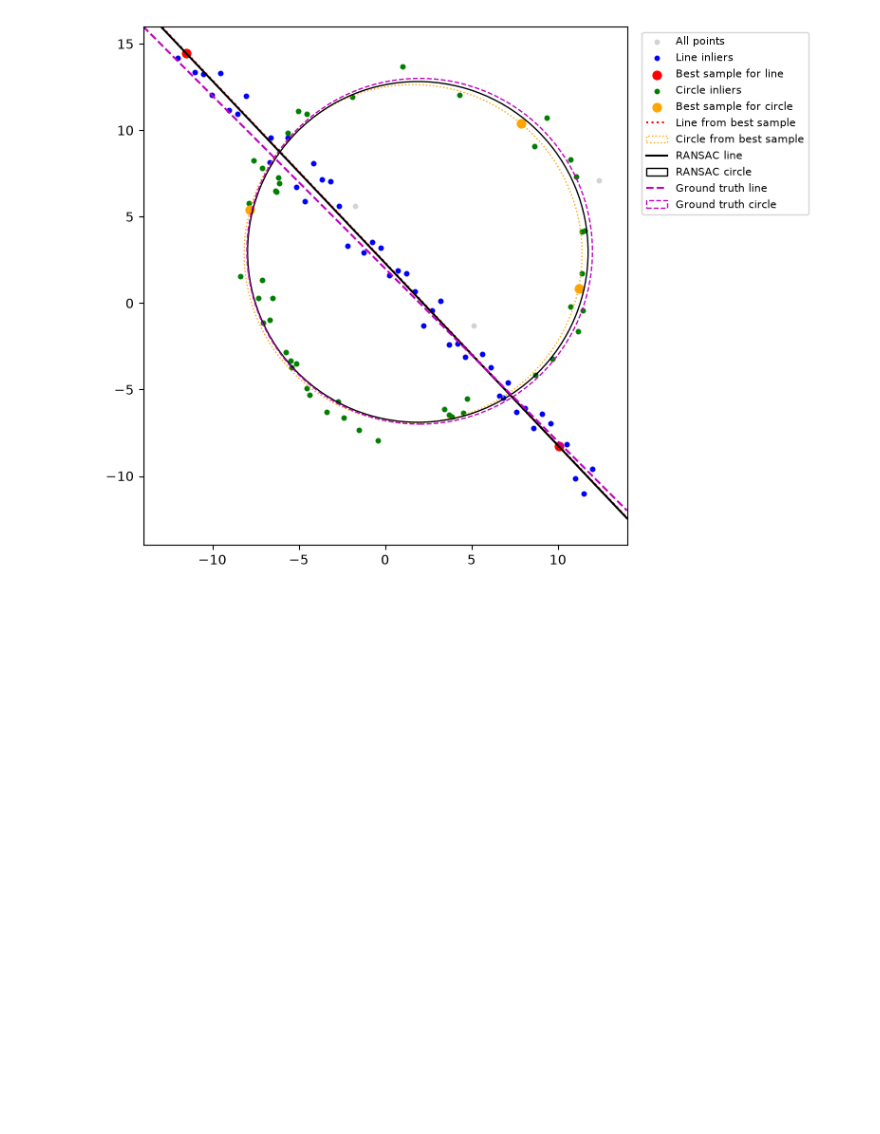
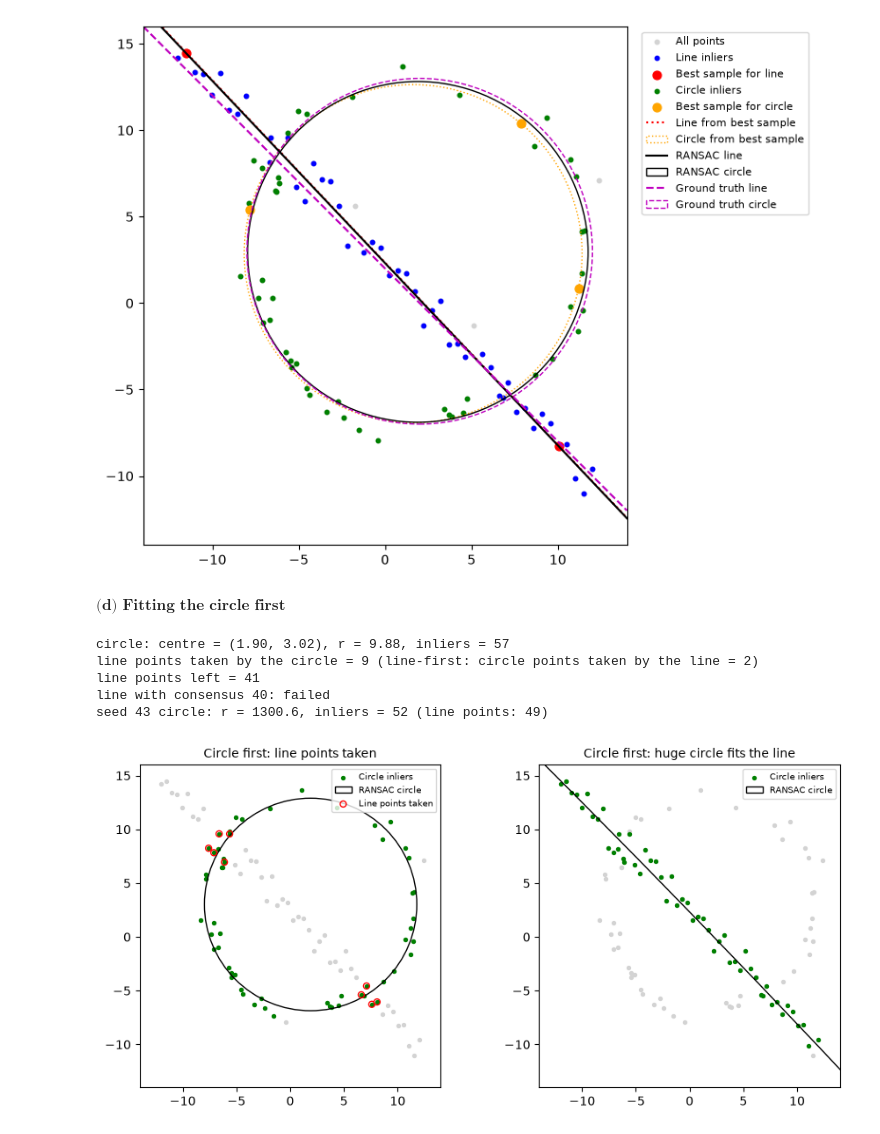
Before and after one commit to denethp/CV-Assignment-02, a Jupyter notebook: 230502X_a02.ipynb, the cells around one changed output. Drawn from its saved outputs; the diff is of its cells as text; code cells hidden in the pictures; blank space fills up the shorter version.

Commit message:
Q2(d): Discussion on fitting circle first

```diff
--- a/230502X_a02.ipynb
+++ b/230502X_a02.ipynb
@@ -131,6 +131,8 @@ def ransac_line(pts, t, min_inliers, max_iterations):
         if inliers.sum() >= min_inliers and inliers.sum() > best_count:
             best_count = inliers.sum()
             best_sample, best_sample_model, best_inliers = pts[idx], model, inliers
+    if best_count == 0:
+        return None  # no sample reached the required consensus
     # Re-estimate the line from all inliers of the best sample
     res = minimize(line_tls, best_sample_model, args=(pts[best_inliers],), constraints=cons)
     return res.x, best_sample_model, best_sample, best_inliers
@@ -192,6 +194,8 @@ def ransac_circle(pts, t, min_inliers, max_iterations):
         if inliers.sum() >= min_inliers and inliers.sum() > best_count:
             best_count = inliers.sum()
             best_sample, best_sample_model, best_inliers = pts[idx], model, inliers
+    if best_count == 0:
+        return None  # no sample reached the required consensus
     # Re-estimate the circle from all inliers of the best sample
     res = minimize(circle_lsq, best_sample_model, args=(pts[best_inliers],))
     return res.x, best_sample_model, best_sample, best_inliers
@@ -258,3 +262,45 @@ plt.tight_layout()
 plt.show()
 # %% [output]
 [figure]
+# %% [markdown]
+$\textbf{(d) Fitting the circle first}$
+# %%
+# Case 1: circle first on all points, then the line on the remnant
+np.random.seed(1)
+c_model, _, _, c_inl = ransac_circle(X, t_circ, d_circ, 100)
+print(f'circle: centre = ({c_model[0]:.2f}, {c_model[1]:.2f}), r = {c_model[2]:.2f}, inliers = {c_inl.sum()}')
+print(f'line points taken by the circle = {c_inl[half_n:].sum()} '
+      f'(line-first: circle points taken by the line = {line_inliers[:half_n].sum()})')
+X_rem2 = X[~c_inl]
+print(f'line points left = {(~c_inl[half_n:]).sum()}')
+print('line with consensus 40:', 'failed' if ransac_line(X_rem2, t_line, d_line, 100) is None else 'found')
+
+# Case 2: a seed where a huge circle fits the line points
+np.random.seed(43)
+big_model, _, _, big_inl = ransac_circle(X, t_circ, d_circ, 100)
+print(f'seed 43 circle: r = {big_model[2]:.1f}, inliers = {big_inl.sum()} (line points: {big_inl[half_n:].sum()})')
+
+fig, axes = plt.subplots(1, 2, figsize=(9.3, 4.4))
+for ax, inl, model, title in [(axes[0], c_inl, c_model, 'Circle first: line points taken'),
+                              (axes[1], big_inl, big_model, 'Circle first: huge circle fits the line')]:
+    ax.scatter(X[:, 0], X[:, 1], s=8, color='lightgray')
+    ax.scatter(X[inl, 0], X[inl, 1], s=8, color='g', label='Circle inliers')
+    ax.add_patch(plt.Circle(model[:2], model[2], color='k', fill=False, label='RANSAC circle'))
+    ax.set_xlim(-14, 14)
+    ax.set_ylim(-14, 16)
+    ax.set_aspect('equal')
+    ax.set_title(title, fontsize=10)
+    ax.legend(fontsize=7, loc='upper right')
+taken = c_inl.copy()
+taken[:half_n] = False
+axes[0].scatter(X[taken, 0], X[taken, 1], s=25, facecolors='none', edgecolors='r', label='Line points taken')
+axes[0].legend(fontsize=7, loc='upper right')
+plt.tight_layout()
+plt.show()
+# %% [output]
+circle: centre = (1.90, 3.02), r = 9.88, inliers = 57
+line points taken by the circle = 9 (line-first: circle points taken by the line = 2)
+line points left = 41
+line with consensus 40: failed
+seed 43 circle: r = 1300.6, inliers = 52 (line points: 49)
+[figure, added]
```
Also changed, not shown: parts of 1 cell of this notebook.
